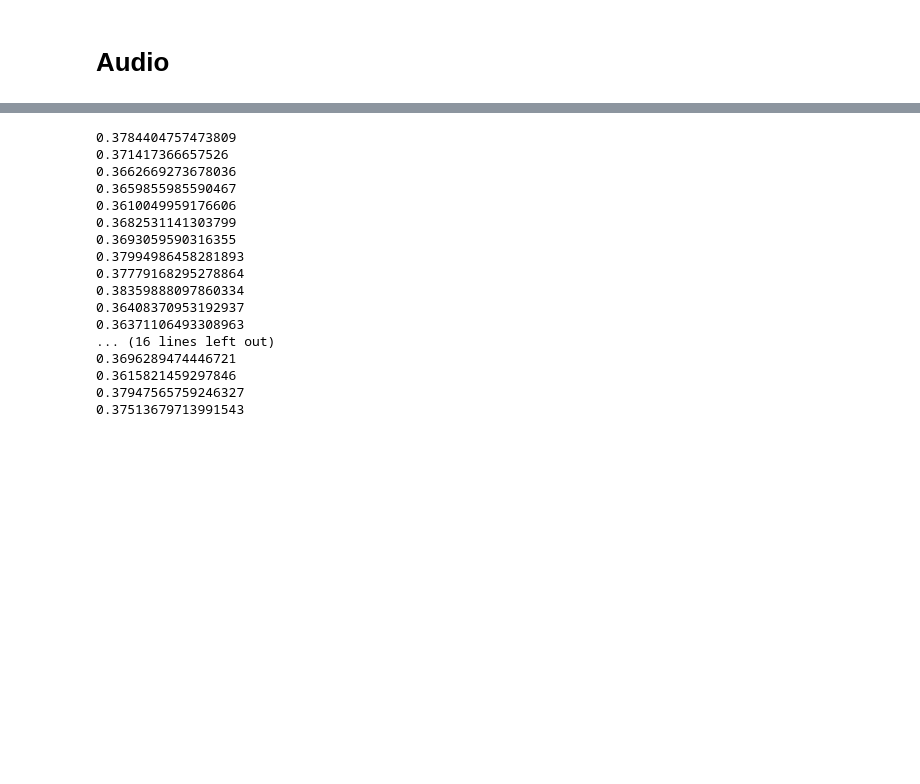
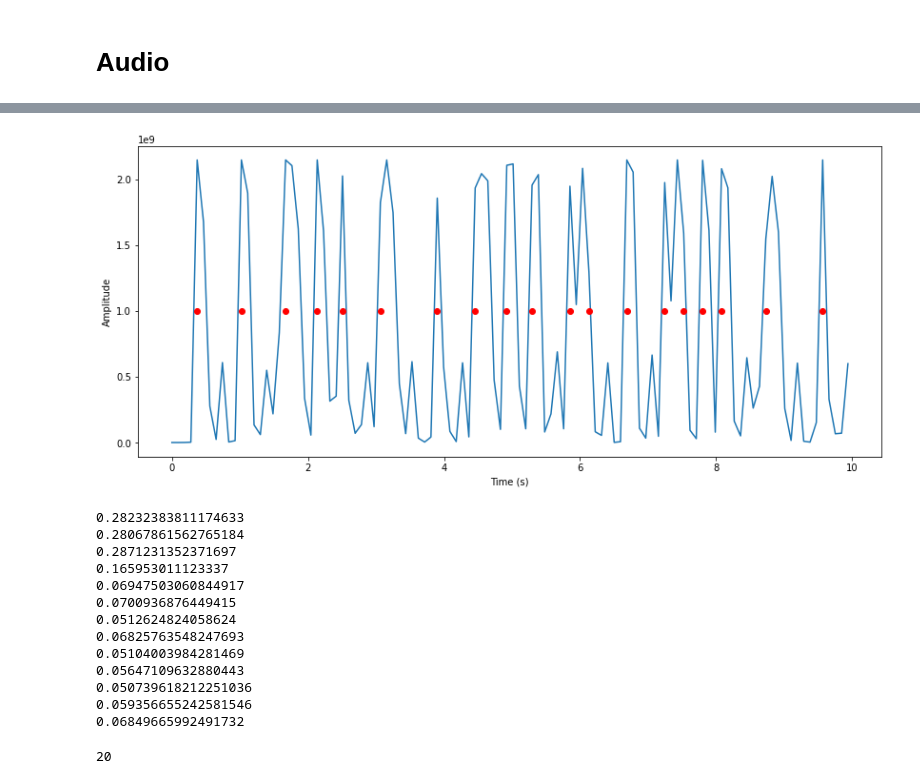
Before and after one commit to coffeenmusic/MusicVideoMaker, a Jupyter notebook: Music_Video_Maker.ipynb, the cells around one changed output, grey strips where cells are left out. Drawn from its saved outputs; the diff is of its cells as text; code cells hidden in the pictures; blank space fills up the shorter version.

```diff
--- a/Music_Video_Maker.ipynb
+++ b/Music_Video_Maker.ipynb
@@ -1,8 +1,7 @@
 # %%
+from helper import print_frame
 import numpy as np
 from moviepy.editor import *
-from PIL import Image
-from matplotlib.pyplot import imshow, show
 
 VID_FILE = 'omniverse.mp4'
-AUD_FILE = 'omniverse.wav'
+AUD_FILE = 'omniverse_drums.wav'
@@ -39,17 +50,3 @@ def scene_changed(prev_frame, frame, delta_thresh=30):
     if delta > delta_thresh:
         return True
     return False
-# %%
-split_cnt = 0
-for i in range(1, clip.reader.nframes):
-    prev_frame = clip.get_frame(i-1)
-    frame = clip.get_frame(i)
-
-    if scene_changed(prev_frame, frame, delta_thresh=20):
-        print_frame(frame)
-
-        split_cnt += 1
-        #_ = input('Press Enter to Continue')
-
-    if split_cnt > 3:
-        break
@@ -123,3 +208,20 @@ get_split_times(n_data)
+# %%
+max_data = [np.max(r) for r in audio_data]
+seconds = [(CHUNK / RATE)*i for i in range(len(audio_data))]
+
+plot_time = 10 # seconds
+amp_thresh = 1000000000
+
+to_idx = np.where(np.array(seconds) > 10)[0][0] # Convert plot time in seconds to matching index
+plt.figure(figsize=(14,6))
+plt.xlabel('Time (s)')
+plt.ylabel('Amplitude')
+plt.plot(seconds[:to_idx], max_data[:to_idx])
+plt.plot([seconds[i] for i, v in enumerate(abv_thresh[:to_idx]) if v == True], [amp_thresh for v in abv_thresh[:to_idx] if v == True], 'ro')
+#plt.plot([seconds[i] for i, v in enumerate(max_data[:to_idx]) if v > amp_thresh], [v for v in max_data[:to_idx] if v > amp_thresh], 'ro')
+plt.show()
+# %% [output]
+[figure, added]
 # %%
 ITERATION_CNT = 100
 # %%
@@ -142,27 +244,29 @@ for sample_idx in range(len(n_data)):
 
     # Get rolling average & min
     roll_delta, fifo_long, fifo_short = Audio.get_roll_delta(fifo_long, fifo_short, lfb)
-
-    if np.max(lfb) > .36:
-        print(np.max(lfb))
+    #print(np.max(roll_delta))
+    if np.max(roll_delta) > 0.05:
+        print(np.max(roll_delta))
+#     if np.max(lfb) > .37:
+#         print(np.max(lfb))
 
     if sample_idx > ITERATION_CNT:
         break
 # %% [output]
-0.3784404757473809
-0.371417366657526
-0.3662669273678036
-0.3659855985590467
-0.3610049959176606
-0.3682531141303799
-0.3693059590316355
-0.37994986458281893
-0.37779168295278864
-0.38359888097860334
-0.36408370953192937
-0.36371106493308963
-... (16 lines left out)
-0.3696289474446721
-0.3615821459297846
-0.37947565759246327
-0.37513679713991543
+0.28232383811174633
+0.28067861562765184
+0.2871231352371697
+0.165953011123337
+0.06947503060844917
+0.0700936876449415
+0.0512624824058624
+0.06825763548247693
+0.05104003984281469
+0.05647109632880443
+0.050739618212251036
+0.059356655242581546
+0.06849665992491732
+# %%
+Audio.FIFO_LONG_LEN
+# %% [output]
+20
```
Also changed, not shown: parts of 30 cells of this notebook, 2 other files.
